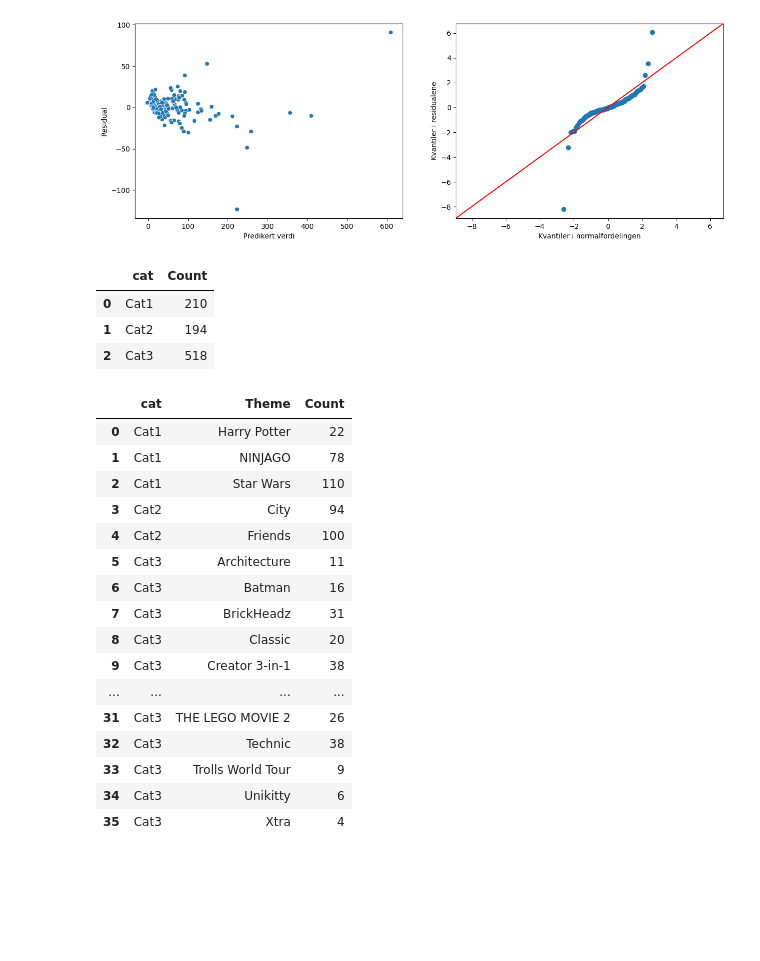
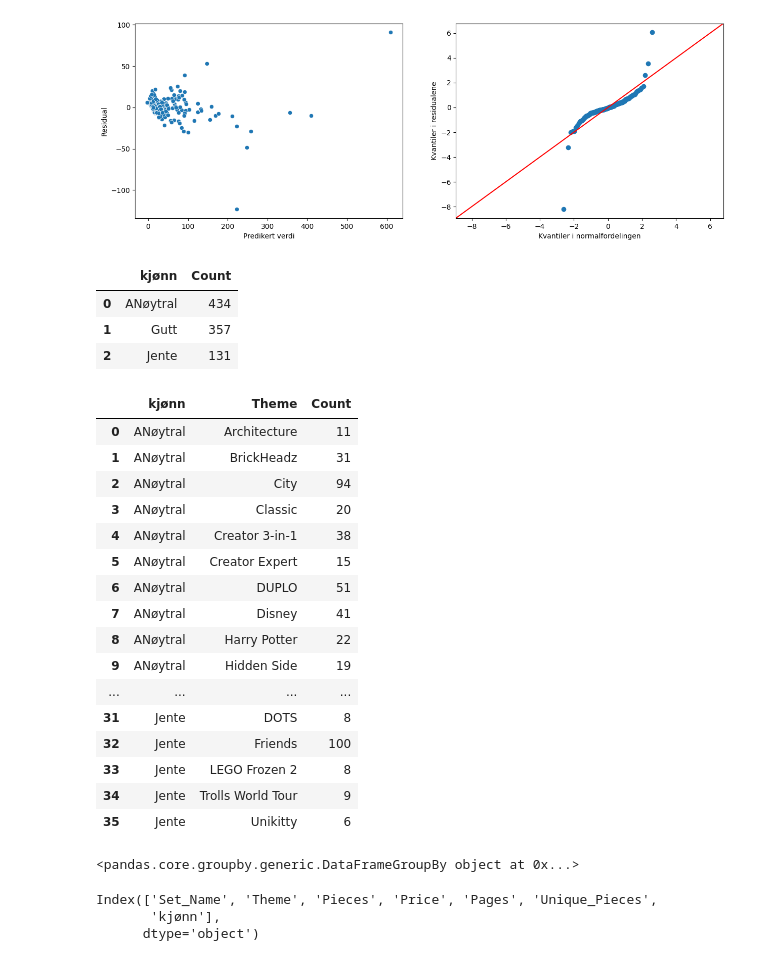
Before and after one commit to SimonVTinjar/ISTG1003-Statistisk, a Jupyter notebook: oppg1.ipynb, the cells around one changed output. Cells and saved outputs as stored; diff of their text form; code cells hidden in the pictures; blank space fills up the shorter version.

```diff
--- a/oppg1.ipynb
+++ b/oppg1.ipynb
@@ -419,33 +418,34 @@ plt.show()
 # %% [output]
 [figure]
 # %%
-# Gruppere temaer i nye grupper:
-# (Harry Potter, NINJAGO og Star Wars havner i én gruppe, City og Friends i en annen, og alle andre i en tredje)
-df2['cat'] = np.where(df2['Theme'].isin(['Harry Potter', 'NINJAGO', 'Star Wars']), 'Cat1',
-                      np.where(df2['Theme'].isin(['City', 'Friends']), 'Cat2', 'Cat3'))
-df2.groupby(['cat']).size().reset_index(name = 'Count')
+df2['kjønn'] = np.where(df2['Theme'].isin(['City', 'DUPLO', 'Disney', 'Creator 3-in-1', 'BrickHeadz', 'THE LEGO MOVIE 2', 'Minecraft', 'Harry Potter', 'Classic', 'Hidden Side', 'Creator Expert', 'Ideas', 'Juniors', 'Architecture', 'Powered UP', 'Xtra', 'Minifigures', 'Stranger Things', 'Powerpuff Girls', 'Minions']), 'ANøytral',
+                np.where(df2['Theme'].isin(['Star Wars', 'NINJAGO', 'Marvel', 'Technic', 'Jurassic World', 'Speed Champions', 'Batman', 'DC', 'Monkie Kid', 'Overwatch', 'Spider-Man']), 'Gutt',
+                np.where(df2['Theme'].isin(['Friends', 'Trolls World Tour', 'DOTS', 'LEGO Frozen 2', 'Unikitty', 'Powerpuff Girls']), 'Jente', 'Annet')))
+
+# Gruppere etter 'kjønn' kolonne og telle forekomster
+df2.groupby(['kjønn']).size().reset_index(name='Count')
 # %% [output]
-|  | cat | Count |
-| 0 | Cat1 | 210 |
-| 1 | Cat2 | 194 |
-| 2 | Cat3 | 518 |
+|  | kjønn | Count |
+| 0 | ANøytral | 434 |
+| 1 | Gutt | 357 |
+| 2 | Jente | 131 |
 # %%
-df2.groupby(['cat', 'Theme']).size().reset_index(name = 'Count')
+df2.groupby(['kjønn', 'Theme']).size().reset_index(name = 'Count')
 # %% [output]
-|  | cat | Theme | Count |
-| 0 | Cat1 | Harry Potter | 22 |
-| 1 | Cat1 | NINJAGO | 78 |
-| 2 | Cat1 | Star Wars | 110 |
-| 3 | Cat2 | City | 94 |
-| 4 | Cat2 | Friends | 100 |
-| 5 | Cat3 | Architecture | 11 |
-| 6 | Cat3 | Batman | 16 |
-| 7 | Cat3 | BrickHeadz | 31 |
-| 8 | Cat3 | Classic | 20 |
-| 9 | Cat3 | Creator 3-in-1 | 38 |
+|  | kjønn | Theme | Count |
+| 0 | ANøytral | Architecture | 11 |
+| 1 | ANøytral | BrickHeadz | 31 |
+| 2 | ANøytral | City | 94 |
+| 3 | ANøytral | Classic | 20 |
+| 4 | ANøytral | Creator 3-in-1 | 38 |
+| 5 | ANøytral | Creator Expert | 15 |
+| 6 | ANøytral | DUPLO | 51 |
+| 7 | ANøytral | Disney | 41 |
+| 8 | ANøytral | Harry Potter | 22 |
+| 9 | ANøytral | Hidden Side | 19 |
 | ... | ... | ... | ... |
-| 31 | Cat3 | THE LEGO MOVIE 2 | 26 |
-| 32 | Cat3 | Technic | 38 |
-| 33 | Cat3 | Trolls World Tour | 9 |
-| 34 | Cat3 | Unikitty | 6 |
-| 35 | Cat3 | Xtra | 4 |
+| 31 | Jente | DOTS | 8 |
+| 32 | Jente | Friends | 100 |
+| 33 | Jente | LEGO Frozen 2 | 8 |
+| 34 | Jente | Trolls World Tour | 9 |
+| 35 | Jente | Unikitty | 6 |
@@ -451,0 +456,10 @@ df2.groupby(['cat', 'Theme']).size().reset_index(name = 'Count')
+# %%
+df2.groupby(['kjønn'])
+# %% [output]
+<pandas.core.groupby.generic.DataFrameGroupBy object at 0x...>
+# %%
+print(df2.columns)
+# %% [output]
+Index(['Set_Name', 'Theme', 'Pieces', 'Price', 'Pages', 'Unique_Pieces',
+       'kjønn'],
+      dtype='object')
```
Also changed, not shown: parts of 14 cells of this notebook.
